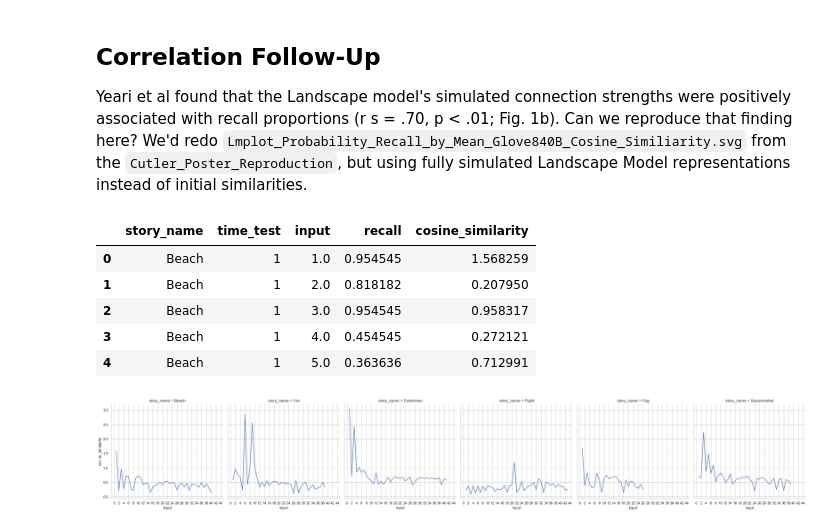
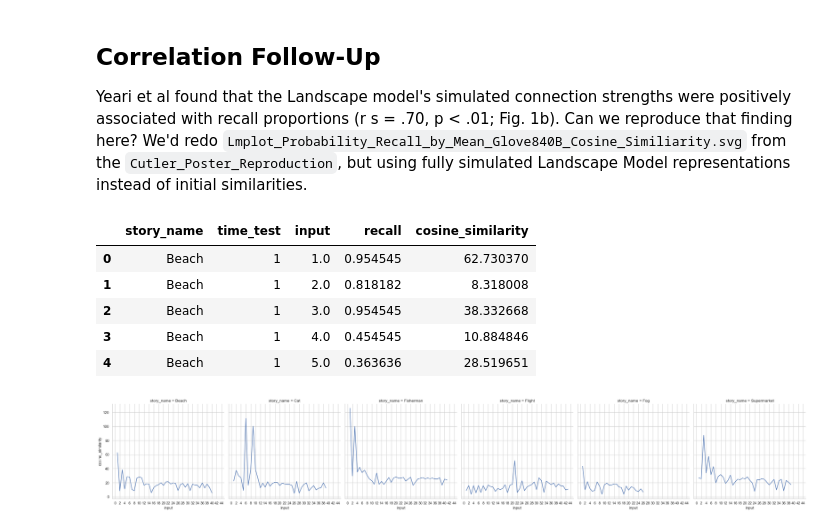
Before and after one commit to githubpsyche/narrative_cmr, a Jupyter notebook: 03_Representational_Clustering.ipynb, the cells around one changed output. Cells and saved outputs as stored; diff of their text form; code cells hidden in the pictures.

```diff
--- a/03_Representational_Clustering.ipynb
+++ b/03_Representational_Clustering.ipynb
@@ -262,30 +313,30 @@ Yeari et al found that the Landscape model's simulated connection strengths were
 # %%
 sim_connection_strengths = {}
 for story_name in sim_connections.keys():
-    sim_connection_strengths[story_name] = np.nanmean(sim_connections[story_name], axis=1)
+    sim_connection_strengths[story_name] = np.nansum(sim_connections[story_name], axis=1)
 
 strengths_df = events.pivot_table(
     index=['story_name', 'time_test', 'input'], values='recall').reset_index()
 strengths_df['cosine_similarity'] = np.nan
 
 for story_name in pd.unique(events.story_name):
     for time_test in range(1, 4):
         for input in range(1, len(sim_connection_strengths[story_name])+1):
             if len(strengths_df.loc[(strengths_df.story_name == story_name) & (
                 strengths_df.time_test == time_test) & (strengths_df.input == input)]) == 1:
 
                 strengths_df.loc[(strengths_df.story_name == story_name) & (
                     strengths_df.time_test == time_test) & (
                         strengths_df.input == input), 'cosine_similarity'] = sim_connection_strengths[story_name][input-1]
 
 strengths_df.head()
 # %% [output]
 |  | story_name | time_test | input | recall | cosine_similarity |
-| 0 | Beach | 1 | 1.0 | 0.954545 | 1.568259 |
-| 1 | Beach | 1 | 2.0 | 0.818182 | 0.207950 |
-| 2 | Beach | 1 | 3.0 | 0.954545 | 0.958317 |
-| 3 | Beach | 1 | 4.0 | 0.454545 | 0.272121 |
-| 4 | Beach | 1 | 5.0 | 0.363636 | 0.712991 |
+| 0 | Beach | 1 | 1.0 | 0.954545 | 62.730370 |
+| 1 | Beach | 1 | 2.0 | 0.818182 | 8.318008 |
+| 2 | Beach | 1 | 3.0 | 0.954545 | 38.332668 |
+| 3 | Beach | 1 | 4.0 | 0.454545 | 10.884846 |
+| 4 | Beach | 1 | 5.0 | 0.363636 | 28.519651 |
 # %%
 sns.set(style='whitegrid')
 g = sns.FacetGrid(strengths_df.loc[strengths_df.time_test == 1],
```
Also changed, not shown: parts of 4 cells of this notebook.
